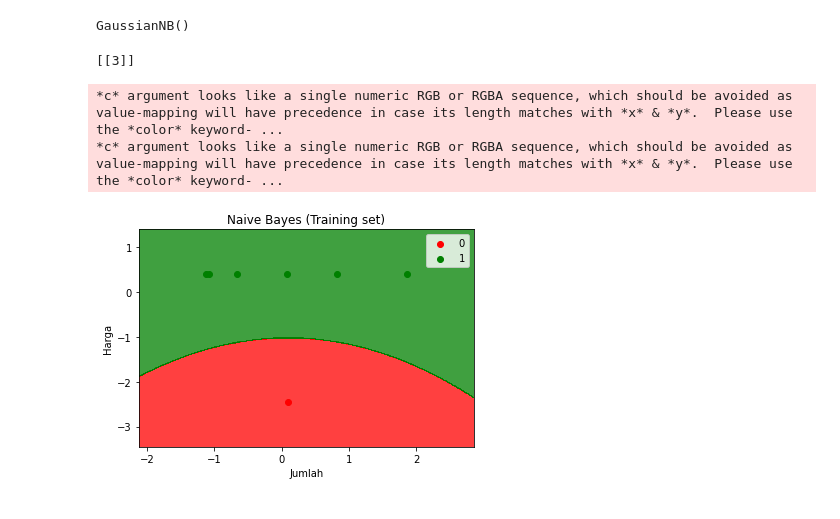
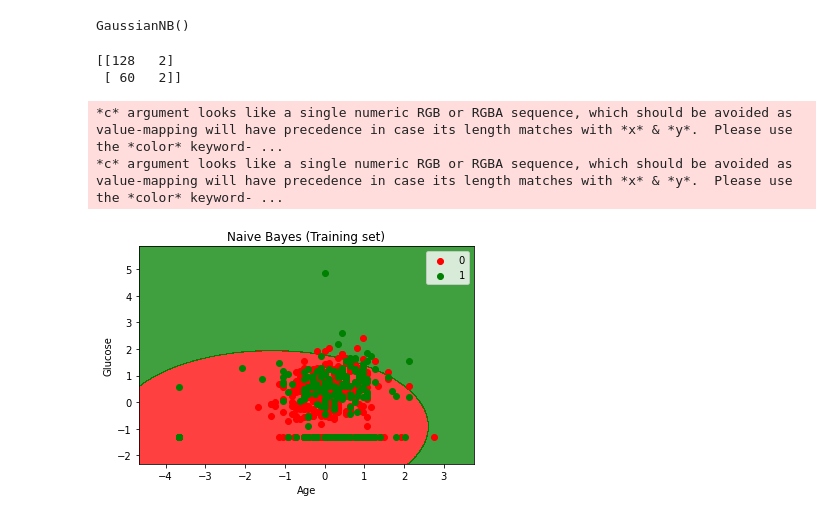
Before and after one commit to zalpin1932/DM, a Jupyter notebook: naive_bayes.ipynb, the cells around one changed output. Saved outputs shown, nothing was run; the diff lists cells and outputs as text; code cells hidden in the pictures.

```diff
--- a/naive_bayes.ipynb
+++ b/naive_bayes.ipynb
@@ -5,7 +5,7 @@ import numpy as np
 import matplotlib.pyplot as plt
 import pandas as pd
 # %%
-dataset = pd.read_csv('data.csv')
+dataset = pd.read_csv('diabetes.csv')
 x = dataset.iloc[:, [2, 3]].values
 y = dataset.iloc[:, -1].values
 # %%
@@ -29,28 +29,29 @@ from sklearn.metrics import confusion_matrix
 cm = confusion_matrix(y_test, y_pred)
 print(cm)
 # %% [output]
-[[3]]
+[[128   2]
+ [ 60   2]]
 # %%
 from matplotlib.colors import ListedColormap
 x_set, y_set = x_train, y_train
 x1, x2 = np.meshgrid(np.arange(start = x_set[:, 0].min() - 1, stop = x_set[:, 0].max() + 1, step = 0.01),
                      np.arange(start = x_set[:, 1].min() - 1, stop = x_set[:, 1].max() + 1, step = 0.01))
 plt.contourf(x1, x2, classifier.predict(np.array([x1.ravel(), x2.ravel()]).T).reshape(x1.shape),
              alpha = 0.75, cmap = ListedColormap(('red','green')))
 plt.xlim(x1.min(), x1.max())
 plt.xlim(x1.min(), x1.max())
 for i, j in enumerate(np.unique(y_set)):
   plt.scatter(x_set[y_set == j, 0], x_set[y_set == j, 1],
               c = ListedColormap(('red', 'green'))(i), label = j)
 plt.title('Naive Bayes (Training set)')
-plt.xlabel('Jumlah')
-plt.ylabel('Harga')
+plt.xlabel('Age')
+plt.ylabel('Glucose')
 plt.legend()
 plt.show()
 # %% [output]
 *c* argument looks like a single numeric RGB or RGBA sequence, which should be avoided as value-mapping will have precedence in case its length matches with *x* & *y*.  Please use the *color* keyword- ...
 *c* argument looks like a single numeric RGB or RGBA sequence, which should be avoided as value-mapping will have precedence in case its length matches with *x* & *y*.  Please use the *color* keyword- ...
-[figure, old version]
+[figure, new version]
 # %%
 from matplotlib.colors import ListedColormap
 x_set, y_set = x_test, y_test
```
Also changed, not shown: parts of 1 cell of this notebook.
